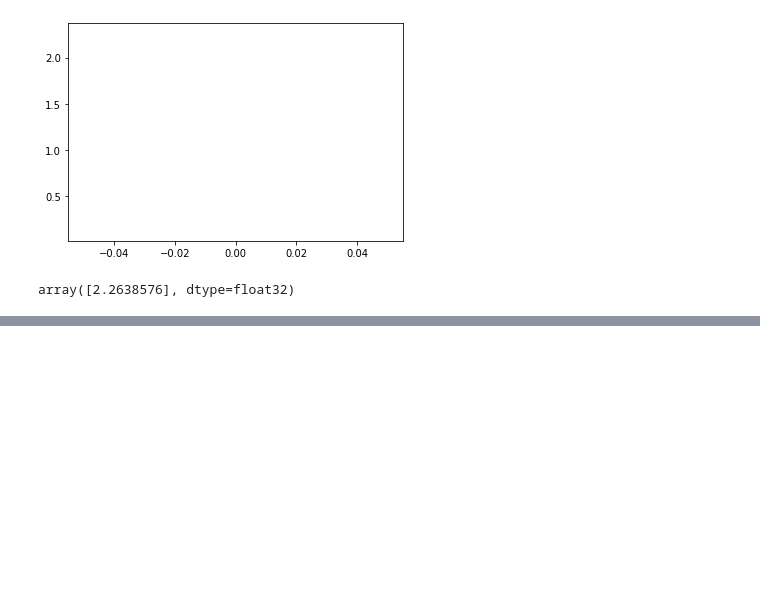
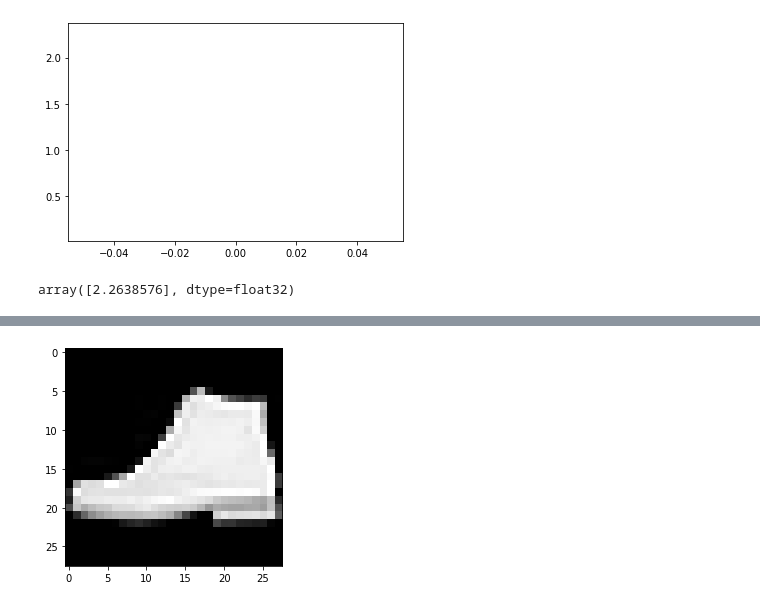
Before and after one commit to yashprakash13/CSC2231-Project, a Jupyter notebook: notebooks/data_manipulation_and_mod.ipynb, the cells around one changed output, grey strips where cells are left out. Cells and saved outputs as stored; diff of their text form; code cells hidden in the pictures; blank space fills up the shorter version.

```diff
--- a/notebooks/data_manipulation_and_mod.ipynb
+++ b/notebooks/data_manipulation_and_mod.ipynb
@@ -352,0 +408,23 @@ for axi in range(1):
+# %%
+# split dataset
+train_images = train_images.reshape(train_images.shape[0], *image_size).astype(
+    "float32"
+) / 255.0
+test_images = test_images.reshape(test_images.shape[0], *image_size).astype("float32") / 255.0
+
+# batching datasets
+train_dataset = (
+    tf.data.Dataset.from_tensor_slices(train_images)
+    .shuffle(60000)
+    .batch(n_batch)
+)
+test_dataset = (
+    tf.data.Dataset.from_tensor_slices(test_images)
+    .shuffle(10000)
+    .batch(n_batch)
+)
+pixels = train_images[42]
+plt.imshow(pixels, cmap='gray')
+plt.show()
+# %% [output]
+[figure, added]
```
Also changed, not shown: parts of 12 cells of this notebook.
